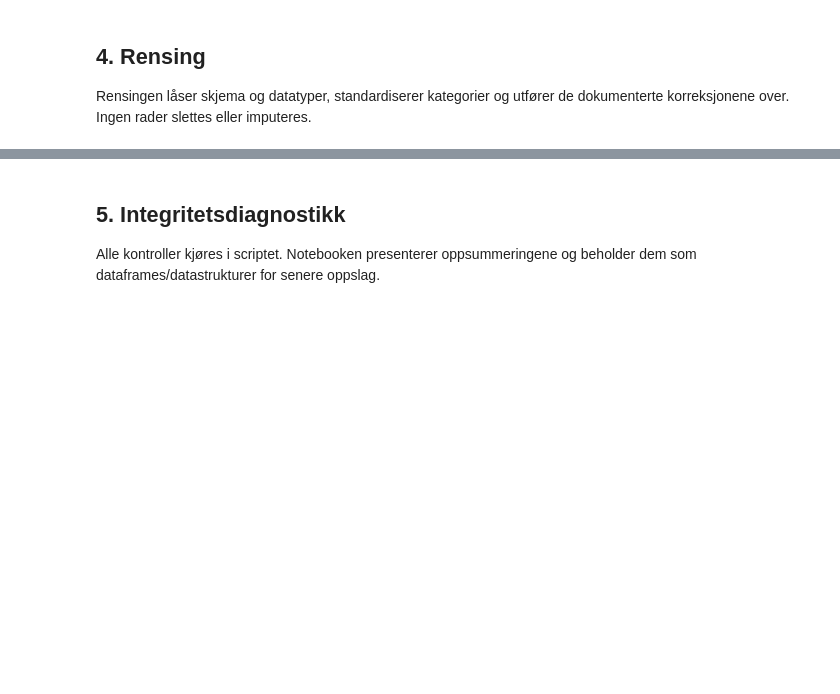
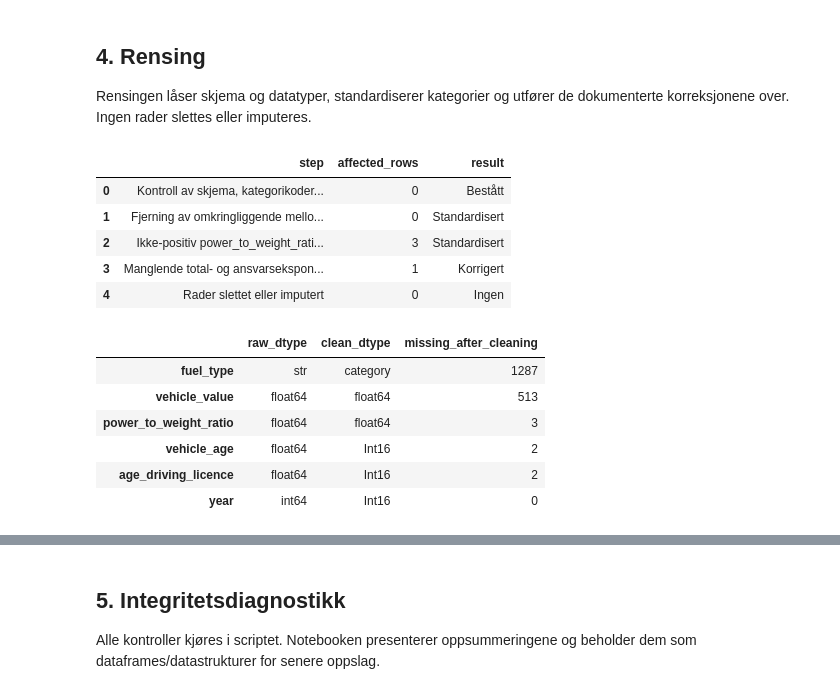
Before and after one commit to MarkusBjerkaas/Motor-Insurance-GLM-ML, a Jupyter notebook: analysis.ipynb, the cells around one changed output, grey strips where cells are left out. Cells and saved outputs as stored; diff of their text form; code cells hidden in the pictures; blank space fills up the shorter version.

Commit message:
Commit finished data cleaning phase and start of descriptive phase 1 before train test split

```diff
--- a/analysis.ipynb
+++ b/analysis.ipynb
@@ -119,15 +168,29 @@ dokumenterte korreksjonene over. Ingen rader slettes eller imputeres.
 # %%
 data, cleaning_log = clean_motor_data(raw_data, variable_dictionary)
 display(cleaning_log)
 display(
     pd.DataFrame(
         {
             "raw_dtype": raw_data.dtypes.astype(str),
             "clean_dtype": data.dtypes.astype(str),
             "missing_after_cleaning": data.isna().sum(),
         }
-    )
+    ).sort_values('missing_after_cleaning', ascending=False).head(6)
 )
+# %% [output]
+|  | step | affected_rows | result |
+| 0 | Kontroll av skjema, kategorikoder... | 0 | Bestått |
+| 1 | Fjerning av omkringliggende mello... | 0 | Standardisert |
+| 2 | Ikke-positiv power_to_weight_rati... | 3 | Standardisert |
+| 3 | Manglende total- og ansvarsekspon... | 1 | Korrigert |
+| 4 | Rader slettet eller imputert | 0 | Ingen |
+|  | raw_dtype | clean_dtype | missing_after_cleaning |
+| fuel_type | str | category | 1287 |
+| vehicle_value | float64 | float64 | 513 |
+| power_to_weight_ratio | float64 | float64 | 3 |
+| vehicle_age | float64 | Int16 | 2 |
+| age_driving_licence | float64 | Int16 | 2 |
+| year | int64 | Int16 | 0 |
 # %%
 display(
     data.loc[
```
Also changed, not shown: parts of 7 cells of this notebook, 2 other files.
